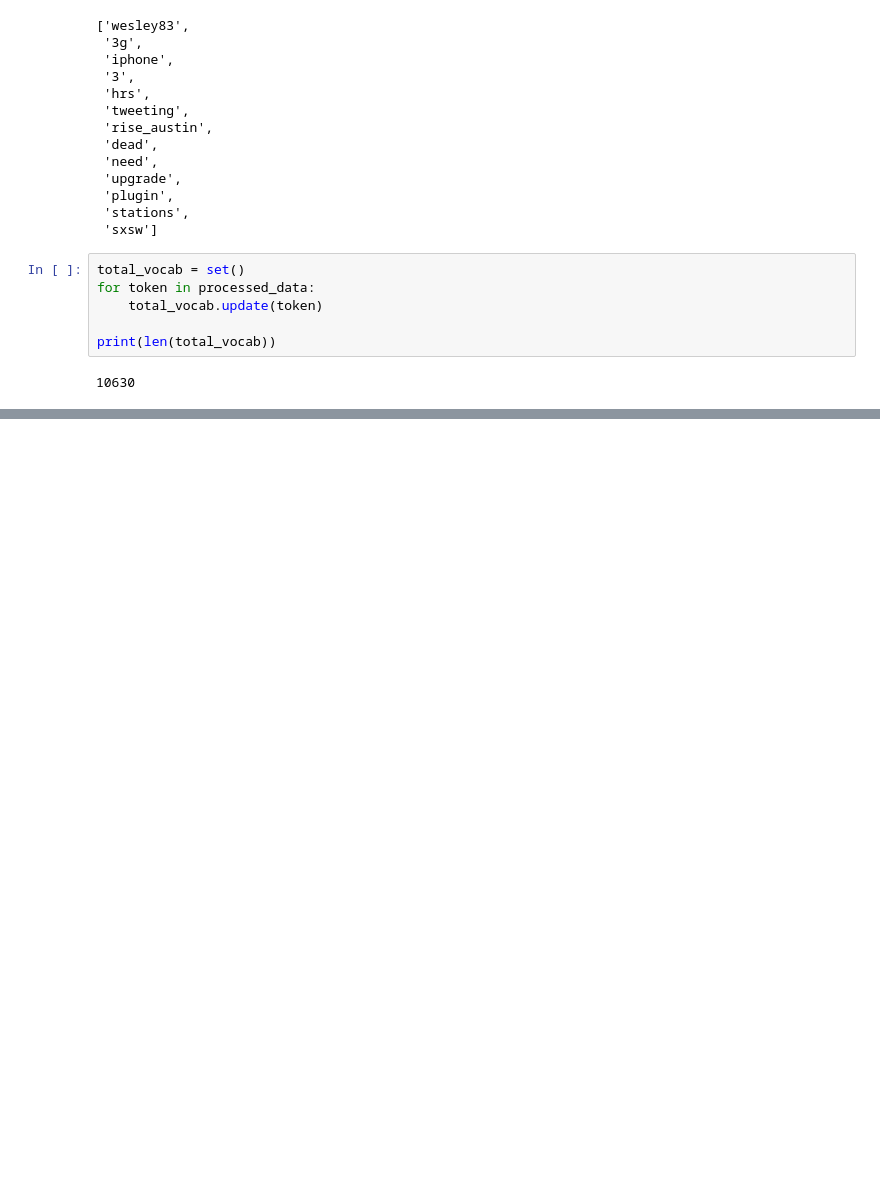
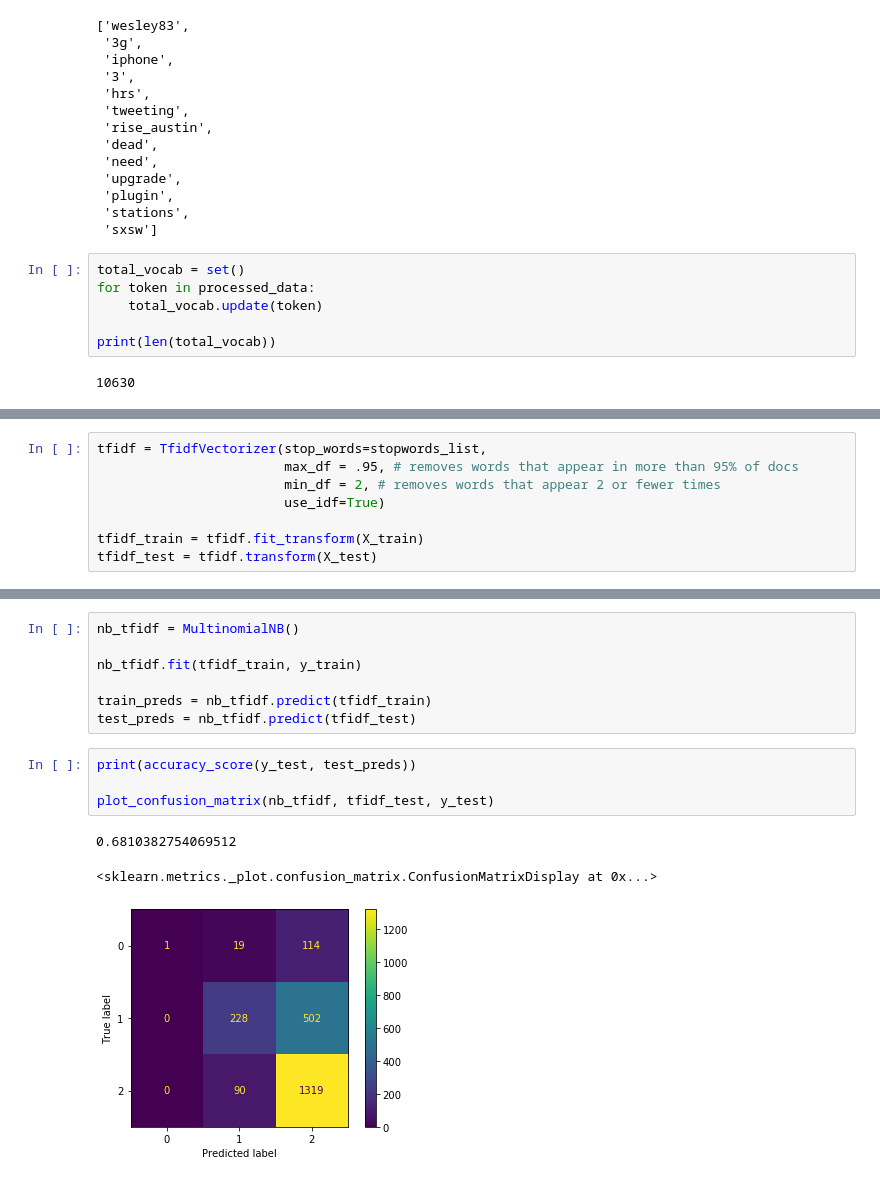
Before and after one commit to christisarv/NLP-sentiment-analysis, a Jupyter notebook: Data Exploration Notebook.ipynb, the cells around one changed output, grey strips where cells are left out. Cells and saved outputs as stored; diff of their text form; blank space fills up the shorter version.

```diff
--- a/Data Exploration Notebook.ipynb
+++ b/Data Exploration Notebook.ipynb
@@ -354,0 +362,8 @@ plt.show()
+# %%
+tfidf = TfidfVectorizer(stop_words=stopwords_list,
+                        max_df = .95, # removes words that appear in more than 95% of docs
+                        min_df = 2, # removes words that appear 2 or fewer times
+                        use_idf=True)
+
+tfidf_train = tfidf.fit_transform(X_train)
+tfidf_test = tfidf.transform(X_test)
@@ -354,0 +392,15 @@ plt.show()
+# %%
+nb_tfidf = MultinomialNB()
+
+nb_tfidf.fit(tfidf_train, y_train)
+
+train_preds = nb_tfidf.predict(tfidf_train)
+test_preds = nb_tfidf.predict(tfidf_test)
+# %%
+print(accuracy_score(y_test, test_preds))
+
+plot_confusion_matrix(nb_tfidf, tfidf_test, y_test)
+# %% [output]
+0.6810382754069512
+<sklearn.metrics._plot.confusion_matrix.ConfusionMatrixDisplay at 0x...>
+[figure, added]
```
Also changed, not shown: parts of 22 cells of this notebook.
